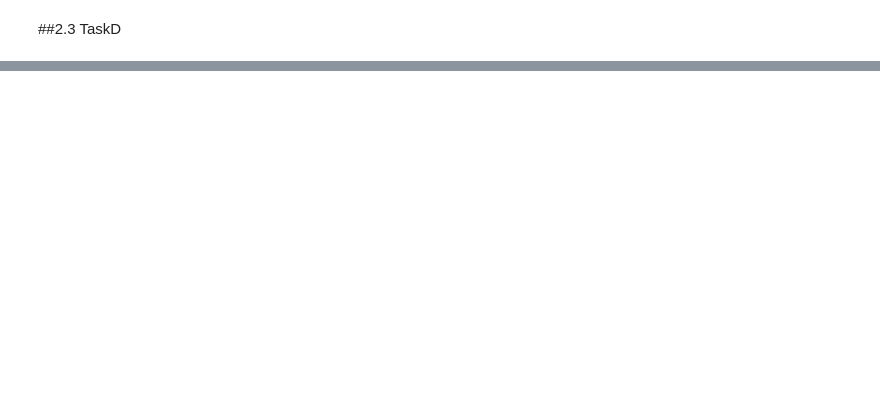
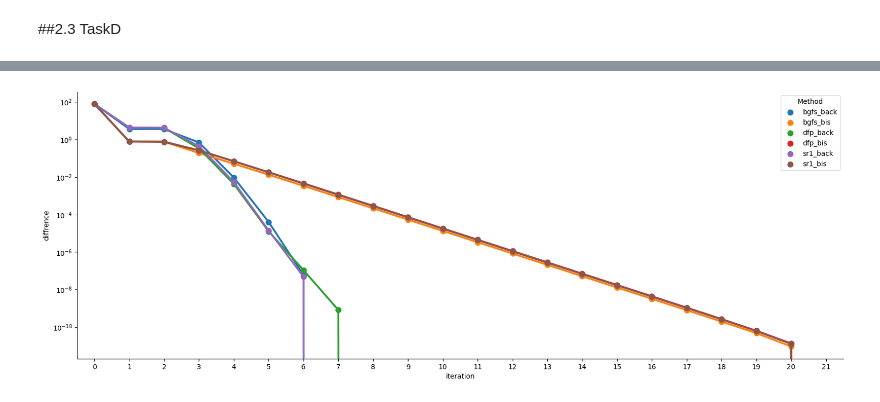
Before and after one commit to AdrianPauer/MVOdata2023, a Jupyter notebook: mvo2023.ipynb, the cells around one changed output, grey strips where cells are left out. Cells and saved outputs as stored; diff of their text form; code cells hidden in the pictures; blank space fills up the shorter version.

```diff
--- a/mvo2023.ipynb
+++ b/mvo2023.ipynb
@@ -344,28 +432,0 @@ res_dfp = dfp(fun = J, jac=dfJ, x0 = np.zeros(3), callback=fill_dfp, options = {
-# %%
-is_solv = lambda u,x: 1/(1 + np.exp(-x.T@u)) > .5
-
-df = pd.DataFrame(table_test)
-
-us = [{'u':( #1,
-            u['Duration of Credit (month)'], #u1
-            u['Value Savings/Stocks'], #u2
-            u['Length of current employment']), #u3
-      'expec':u['Creditability'] #expected
-            } for ind,u in df.iterrows()]
-
-results_dfp = np.array([is_solv(u['u'], res_dfp.x) == u['expec'] for u in us])
-
-results_bfgs = np.array([is_solv(u['u'], res_bfgs.x) == u['expec'] for u in us])
-
-compare_table = pd.DataFrame({'Method':[
-                                        'BFGS',
-                                        'DFP'],
-                              'Found x':[
-                                        res_bfgs.x,
-                                        res_dfp.x],
-                              'Success rate':[
-                                        sum(results_dfp)/len(results_dfp),
-                                        sum(results_bfgs)/len(results_bfgs)]
-                              })
-
-compare_table
@@ -375,0 +613,2 @@ compare_table
+# %%
+table1 = makeData(J, dfJ)
@@ -375,0 +631,8 @@ compare_table
+# %%
+fig, axs = plt.subplots(figsize = (20,7))
+sns.set_style({'axes.spines.right': False,'axes.spines.left': True,'axes.spines.top': False})
+
+axes = sns.pointplot(data=table1, x='iteration', y='diffrence',hue = 'Method',ax = axs)
+plt.yscale('log')
+# %% [output]
+[figure, added]
```
Also changed, not shown: parts of 20 cells of this notebook.
